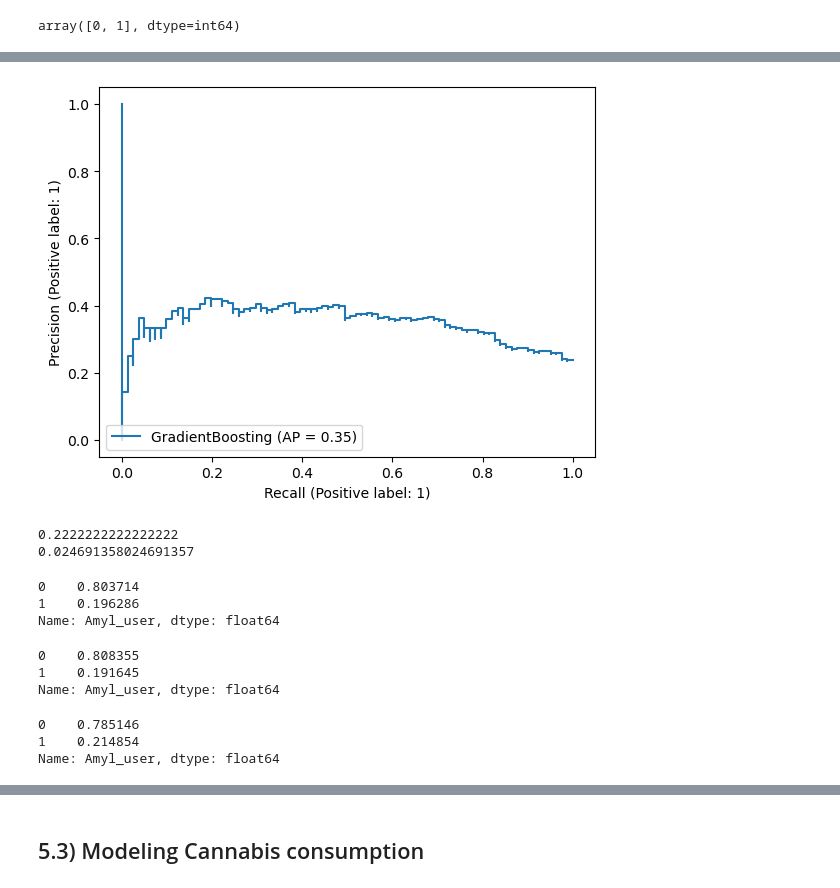
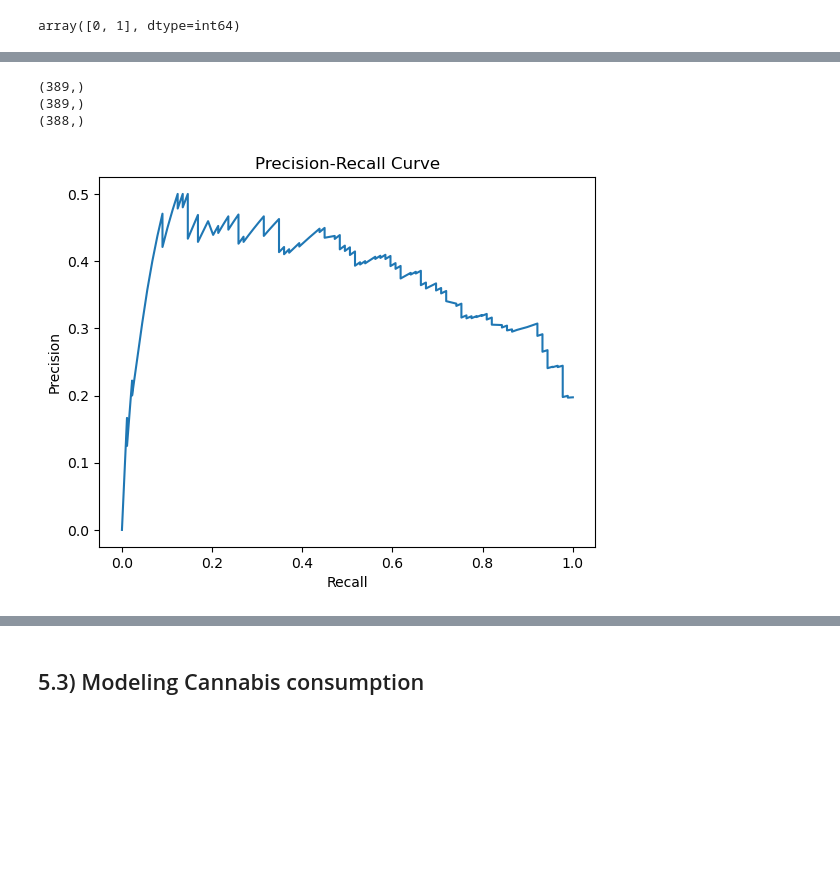
Before and after one commit to thanhn1/Capstone-Two, a Jupyter notebook: Notebooks/Step5_modeling.ipynb, the cells around one changed output, grey strips where cells are left out. Cells and saved outputs as stored; diff of their text form; code cells hidden in the pictures; blank space fills up the shorter version.

```diff
--- a/Notebooks/Step5_modeling.ipynb
+++ b/Notebooks/Step5_modeling.ipynb
@@ -999,8 +1186,0 @@ plt.show()
-# %%
-# Plot Precision-Recall (PC) curve without the last pair
-precision, recall, thresholds = precision_recall_curve(y_test, y_pred_probs[:, 1])
-plt.plot(recall[:313], precision[:313])
-plt.xlabel('Recall')
-plt.ylabel('Precision')
-plt.title('Precision-Recall Curve')
-plt.show()
@@ -1026,30 +1187,19 @@ display = PrecisionRecallDisplay.from_estimator(
-# %%
-# Other way to draw Precision-Recall curve
-display = PrecisionRecallDisplay.from_predictions(y_test, y_pred_probs[:, 1], name="GradientBoosting")
-# %% [output]
-[figure, removed]
-# %%
-# Verify precision and recall at thresholds 0.5
-print(precision_score(y_test, y_pred_probs[:, 1] > 0.5))
-print(recall_score(y_test, y_pred_probs[:, 1] > 0.5))
-# %% [output]
-0.2222222222222222
-0.024691358024691357
-# %%
-drug_2['Amyl_user'].value_counts(normalize=True)
-# %% [output]
-0    0.803714
-1    0.196286
-Name: Amyl_user, dtype: float64
-# %%
-y_train.value_counts(normalize=True)
-# %% [output]
-0    0.808355
-1    0.191645
-Name: Amyl_user, dtype: float64
-# %%
-y_test.value_counts(normalize=True)
-# %% [output]
-0    0.785146
-1    0.214854
-Name: Amyl_user, dtype: float64
+# %%
+print(precision.shape)
+print(recall.shape)
+print(thresholds.shape)
+
+# The last precision and recall values are 1. and 0. respectively and do not have a corresponding threshold.
+# %% [output]
+(389,)
+(389,)
+(388,)
+# %%
+# Plot Precision-Recall (PC) curve without the last pair
+plt.plot(recall[:388], precision[:388])
+plt.xlabel('Recall')
+plt.ylabel('Precision')
+plt.title('Precision-Recall Curve')
+plt.show()
+# %% [output]
+[figure, added]
```
Also changed, not shown: parts of 161 cells of this notebook.
